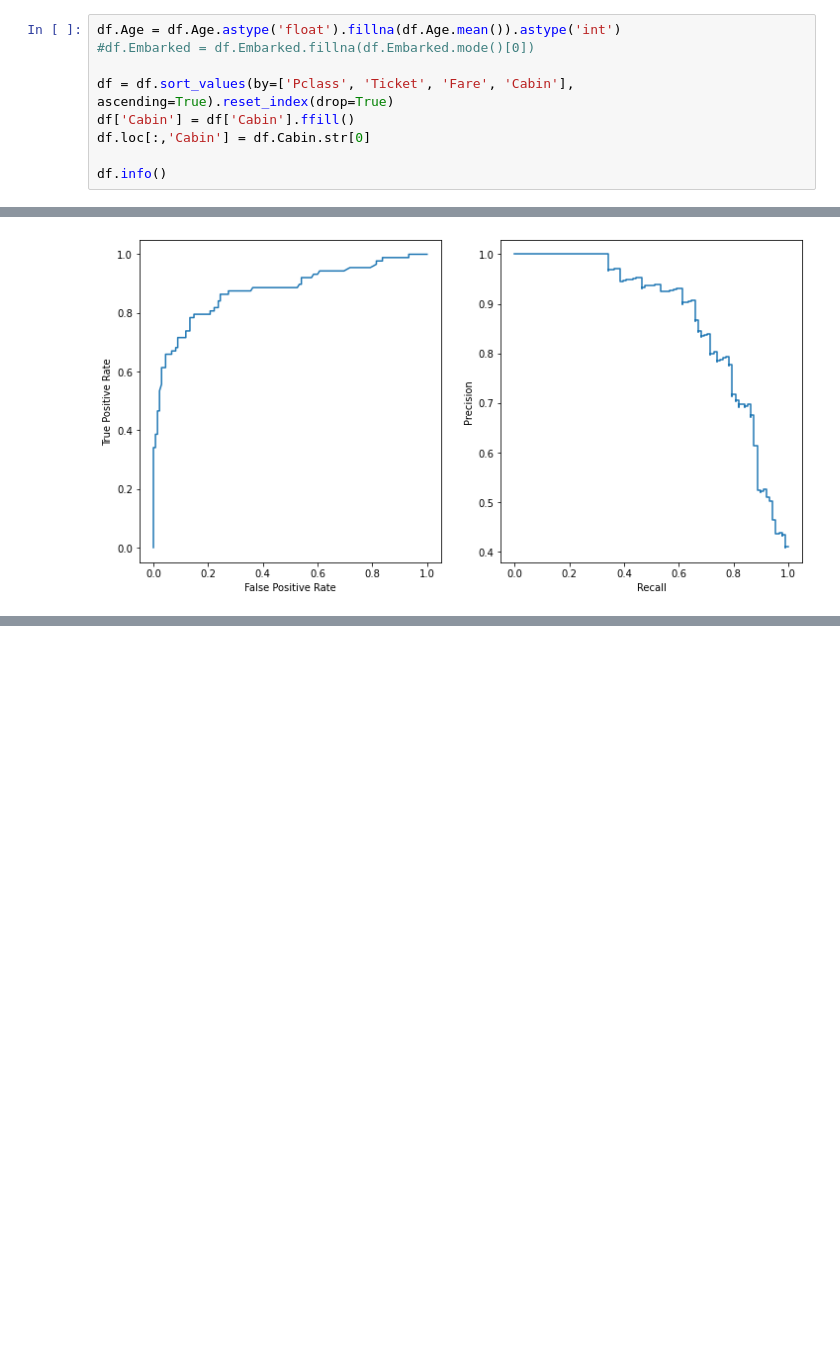
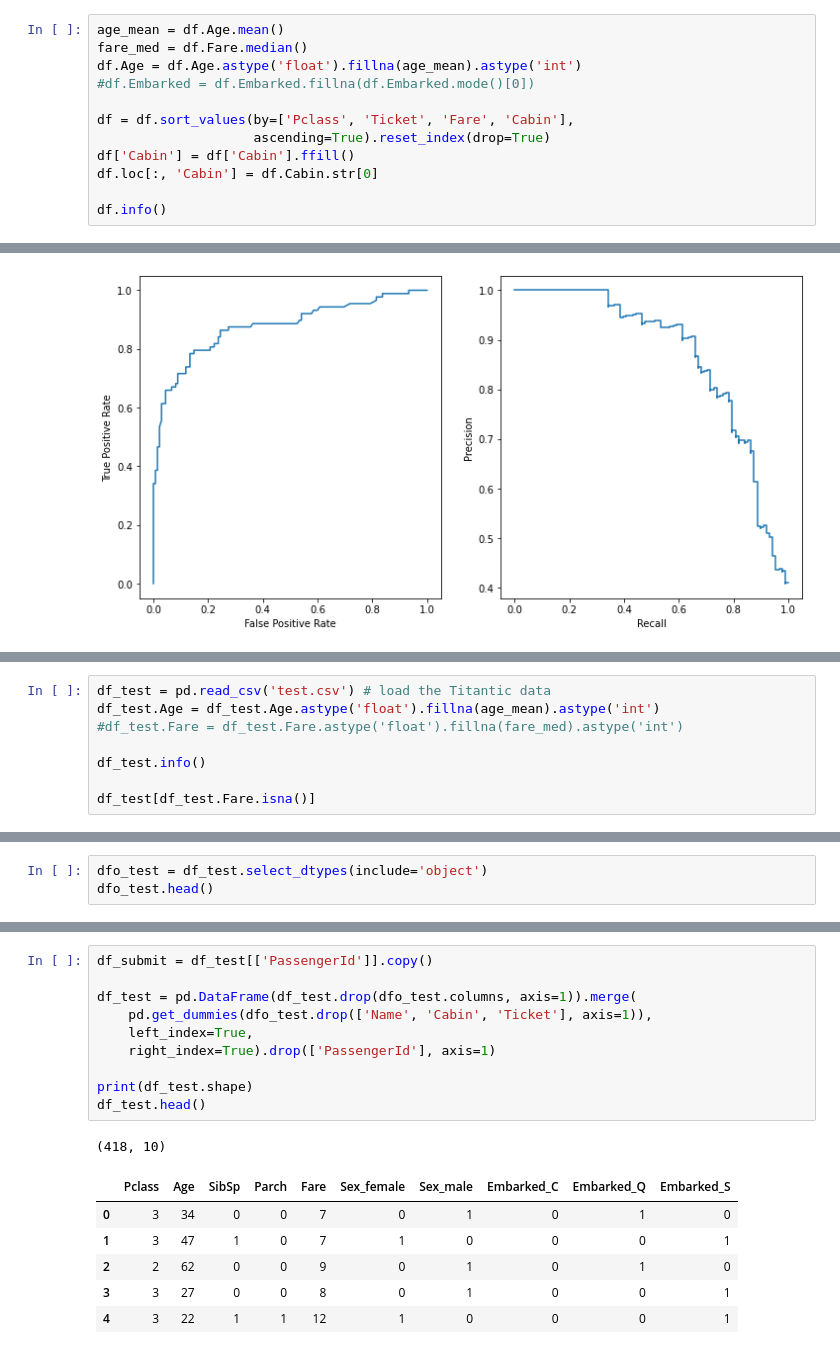
Before and after one commit to mendyhsu/Springboard, a Jupyter notebook: Unit14_5_Gradient_Boosting_Case_Study/Gradient Boosting Case Study.ipynb, the cells around one changed output, grey strips where cells are left out. Drawn from its saved outputs; the diff is of its cells as text; blank space fills up the shorter version.

```diff
--- a/Unit14_5_Gradient_Boosting_Case_Study/Gradient Boosting Case Study.ipynb
+++ b/Unit14_5_Gradient_Boosting_Case_Study/Gradient Boosting Case Study.ipynb
@@ -145,12 +145,15 @@ df.head()
 | 3 | 4 | 1 | 1 | Futrelle, Mrs. Jacques Heath (Lil... | female | 35.0 | 1 | 0 | 113803 | 53.1000 | ... |
 | 4 | 5 | 0 | 3 | Allen, Mr. William Henry | male | 35.0 | 0 | 0 | 373450 | 8.0500 | ... |
 # %%
-df.Age = df.Age.astype('float').fillna(df.Age.mean()).astype('int')
+age_mean = df.Age.mean()
+fare_med = df.Fare.median()
+df.Age = df.Age.astype('float').fillna(age_mean).astype('int')
 #df.Embarked = df.Embarked.fillna(df.Embarked.mode()[0])
 
-df = df.sort_values(by=['Pclass', 'Ticket', 'Fare', 'Cabin'], ascending=True).reset_index(drop=True)
+df = df.sort_values(by=['Pclass', 'Ticket', 'Fare', 'Cabin'],
+                    ascending=True).reset_index(drop=True)
 df['Cabin'] = df['Cabin'].ffill()
-df.loc[:,'Cabin'] = df.Cabin.str[0]
+df.loc[:, 'Cabin'] = df.Cabin.str[0]
 
 df.info()
 # %% [output]
@@ -397,0 +403,8 @@ plt.show()
+# %%
+df_test = pd.read_csv('test.csv') # load the Titantic data
+df_test.Age = df_test.Age.astype('float').fillna(age_mean).astype('int')
+#df_test.Fare = df_test.Fare.astype('float').fillna(fare_med).astype('int')
+
+df_test.info()
+
+df_test[df_test.Fare.isna()]
@@ -397,0 +431,3 @@ plt.show()
+# %%
+dfo_test = df_test.select_dtypes(include='object')
+dfo_test.head()
@@ -397,0 +441,18 @@ plt.show()
+# %%
+df_submit = df_test[['PassengerId']].copy()
+
+df_test = pd.DataFrame(df_test.drop(dfo_test.columns, axis=1)).merge(
+    pd.get_dummies(dfo_test.drop(['Name', 'Cabin', 'Ticket'], axis=1)),
+    left_index=True,
+    right_index=True).drop(['PassengerId'], axis=1)
+
+print(df_test.shape)
+df_test.head()
+# %% [output]
+(418, 10)
+|  | Pclass | Age | SibSp | Parch | Fare | Sex_female | Sex_male | Embarked_C | Embarked_Q | Embarked_S |
+| 0 | 3 | 34 | 0 | 0 | 7 | 0 | 1 | 0 | 1 | 0 |
+| 1 | 3 | 47 | 1 | 0 | 7 | 1 | 0 | 0 | 0 | 1 |
+| 2 | 2 | 62 | 0 | 0 | 9 | 0 | 1 | 0 | 1 | 0 |
+| 3 | 3 | 27 | 0 | 0 | 8 | 0 | 1 | 0 | 0 | 1 |
+| 4 | 3 | 22 | 1 | 1 | 12 | 1 | 0 | 0 | 0 | 1 |
```
Also changed, not shown: parts of 7 cells of this notebook, 5 other files.
